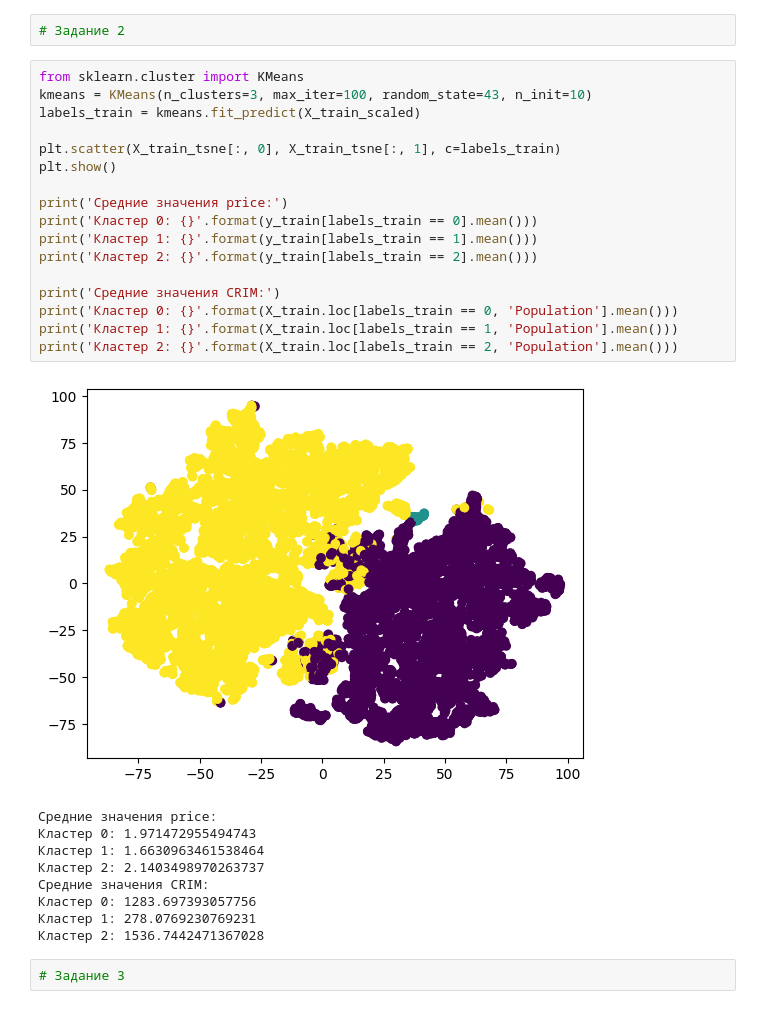
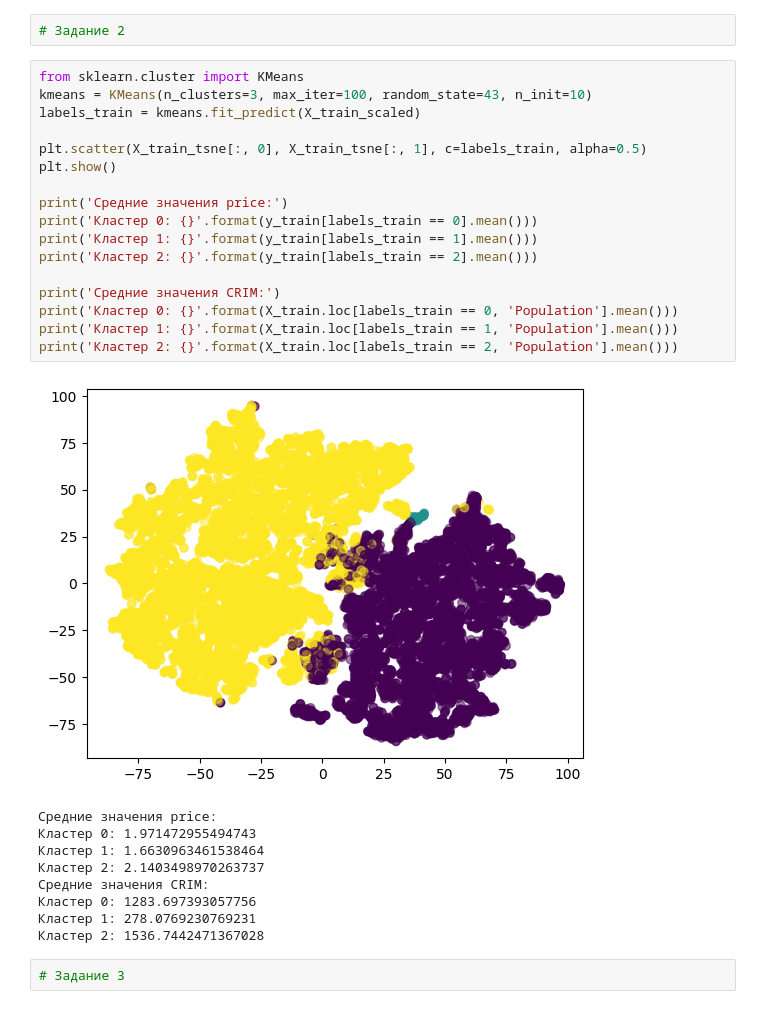
Before and after one commit to Nikolay1201/VBD-mag-c1s1, a Jupyter notebook: lab5.ipynb, the cells around one changed output. Drawn from its saved outputs; the diff is of its cells as text.

```diff
--- a/lab5.ipynb
+++ b/lab5.ipynb
@@ -33,22 +33,22 @@ plt.show()
 # %%
 from sklearn.cluster import KMeans
 kmeans = KMeans(n_clusters=3, max_iter=100, random_state=43, n_init=10)
 labels_train = kmeans.fit_predict(X_train_scaled)
 
-plt.scatter(X_train_tsne[:, 0], X_train_tsne[:, 1], c=labels_train)
+plt.scatter(X_train_tsne[:, 0], X_train_tsne[:, 1], c=labels_train, alpha=0.5)
 plt.show()
 
 print('Средние значения price:')
 print('Кластер 0: {}'.format(y_train[labels_train == 0].mean()))
 print('Кластер 1: {}'.format(y_train[labels_train == 1].mean()))
 print('Кластер 2: {}'.format(y_train[labels_train == 2].mean()))
 
 print('Средние значения CRIM:')
 print('Кластер 0: {}'.format(X_train.loc[labels_train == 0, 'Population'].mean()))
 print('Кластер 1: {}'.format(X_train.loc[labels_train == 1, 'Population'].mean()))
 print('Кластер 2: {}'.format(X_train.loc[labels_train == 2, 'Population'].mean()))
 # %% [output]
-[figure, old version]
+[figure, new version]
 Средние значения price:
 Кластер 0: 1.971472955494743
 Кластер 1: 1.6630963461538464
```
Also changed, not shown: parts of 1 cell of this notebook.
